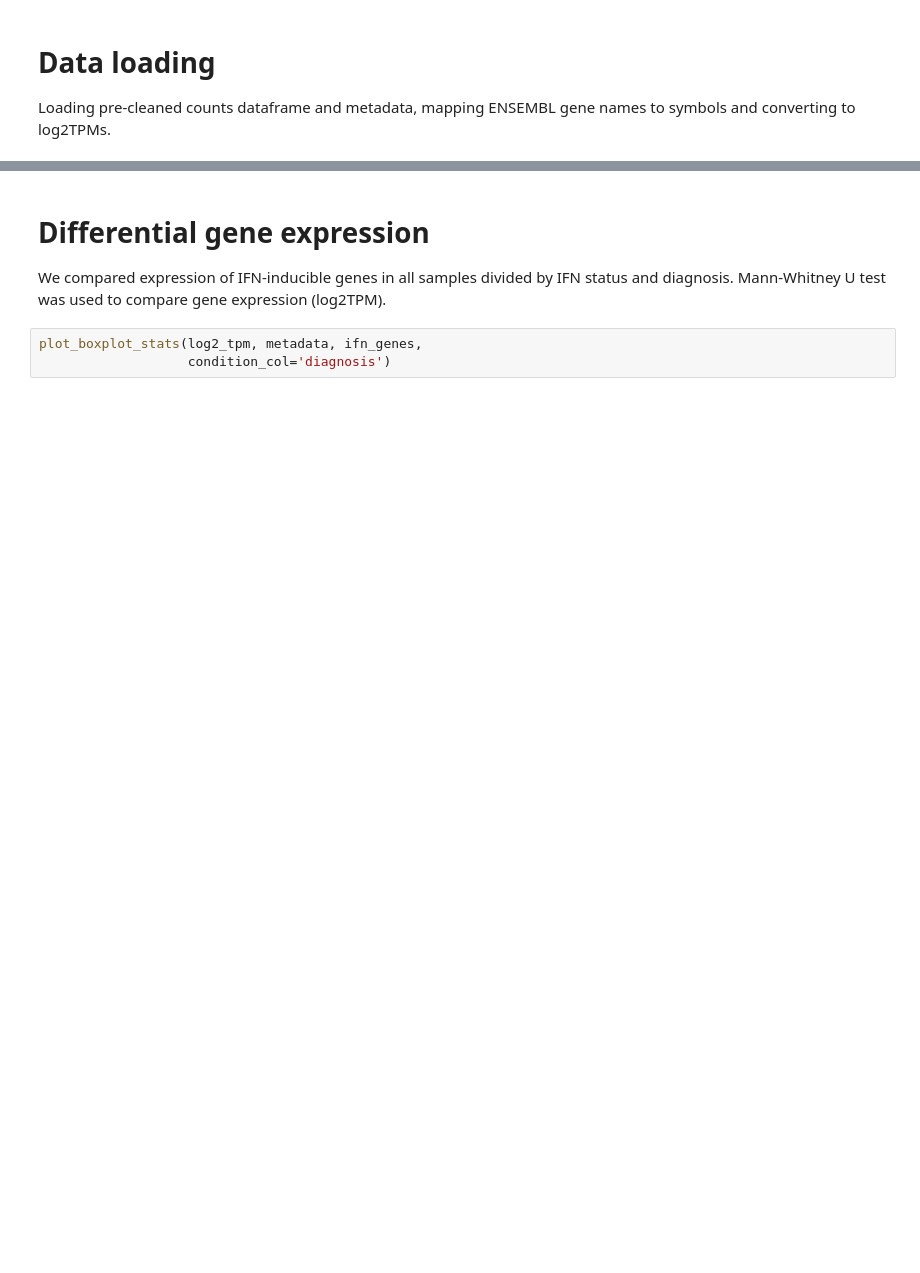
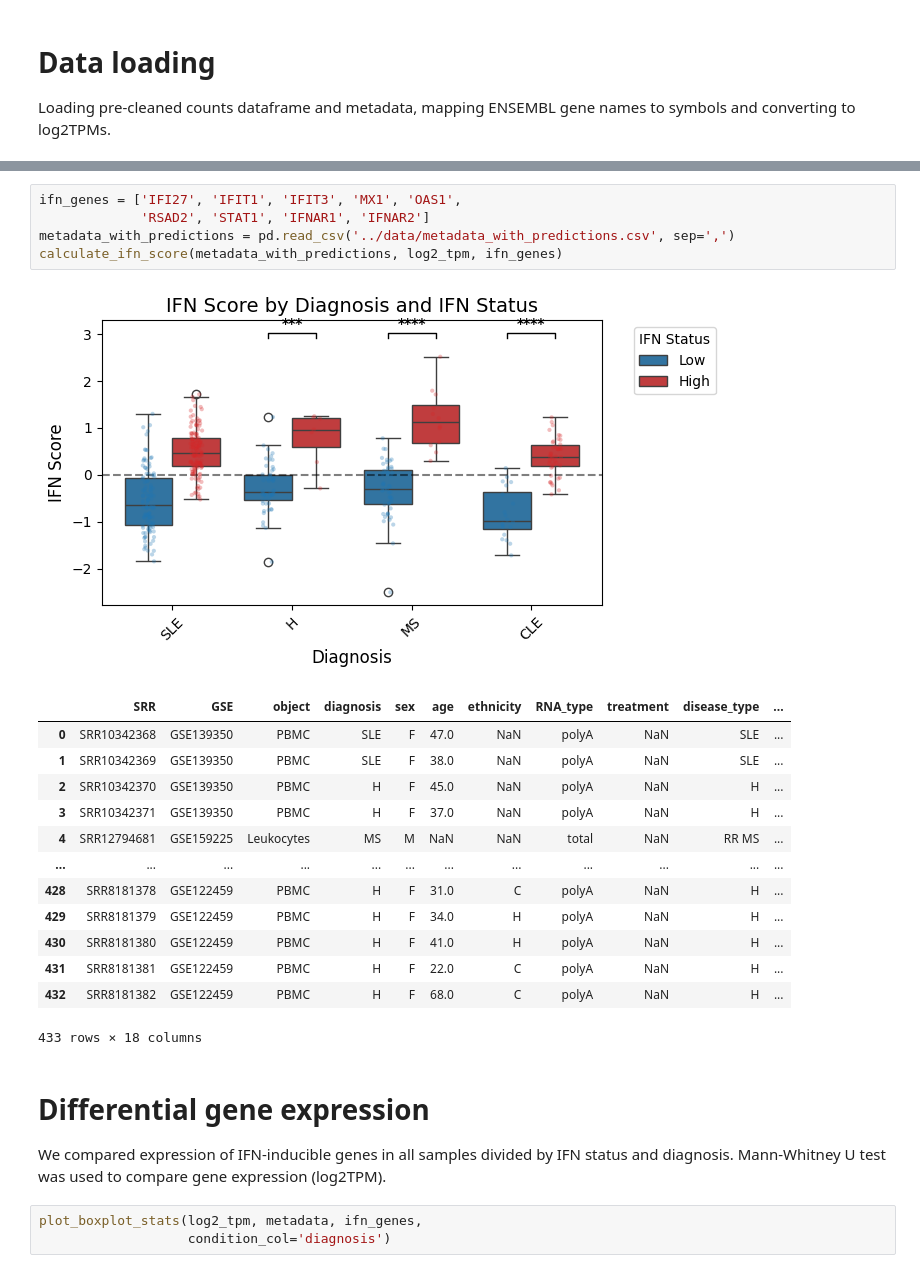
Before and after one commit to a-senkovenko/SKO-1, a Jupyter notebook: notebooks/expression_analysis.ipynb, the cells around one changed output, grey strips where cells are left out. Drawn from its saved outputs; the diff is of its cells as text; blank space fills up the shorter version.

```diff
--- a/notebooks/expression_analysis.ipynb
+++ b/notebooks/expression_analysis.ipynb
@@ -48,3 +175,23 @@ for gse in unique_gse:
+# %%
+ifn_genes = ['IFI27', 'IFIT1', 'IFIT3', 'MX1', 'OAS1',
+             'RSAD2', 'STAT1', 'IFNAR1', 'IFNAR2']
+metadata_with_predictions = pd.read_csv('../data/metadata_with_predictions.csv', sep=',')
+calculate_ifn_score(metadata_with_predictions, log2_tpm, ifn_genes)
+# %% [output]
+[figure, added]
+|  | SRR | GSE | object | diagnosis | sex | age | ethnicity | RNA_type | treatment | disease_type | ... |
+| 0 | SRR10342368 | GSE139350 | PBMC | SLE | F | 47.0 | NaN | polyA | NaN | SLE | ... |
+| 1 | SRR10342369 | GSE139350 | PBMC | SLE | F | 38.0 | NaN | polyA | NaN | SLE | ... |
+| 2 | SRR10342370 | GSE139350 | PBMC | H | F | 45.0 | NaN | polyA | NaN | H | ... |
+| 3 | SRR10342371 | GSE139350 | PBMC | H | F | 37.0 | NaN | polyA | NaN | H | ... |
+| 4 | SRR12794681 | GSE159225 | Leukocytes | MS | M | NaN | NaN | total | NaN | RR MS | ... |
+| ... | ... | ... | ... | ... | ... | ... | ... | ... | ... | ... | ... |
+| 428 | SRR8181378 | GSE122459 | PBMC | H | F | 31.0 | C | polyA | NaN | H | ... |
+| 429 | SRR8181379 | GSE122459 | PBMC | H | F | 34.0 | H | polyA | NaN | H | ... |
+| 430 | SRR8181380 | GSE122459 | PBMC | H | F | 41.0 | H | polyA | NaN | H | ... |
+| 431 | SRR8181381 | GSE122459 | PBMC | H | F | 22.0 | C | polyA | NaN | H | ... |
+| 432 | SRR8181382 | GSE122459 | PBMC | H | F | 68.0 | C | polyA | NaN | H | ... |
+433 rows × 18 columns
 # %% [markdown]
 # Differential gene expression
 We compared expression of IFN-inducible genes in all samples divided by IFN status and diagnosis. Mann-Whitney U test was used to compare gene expression (log2TPM).
```
Also changed, not shown: parts of 11 cells of this notebook, 1 other file.
